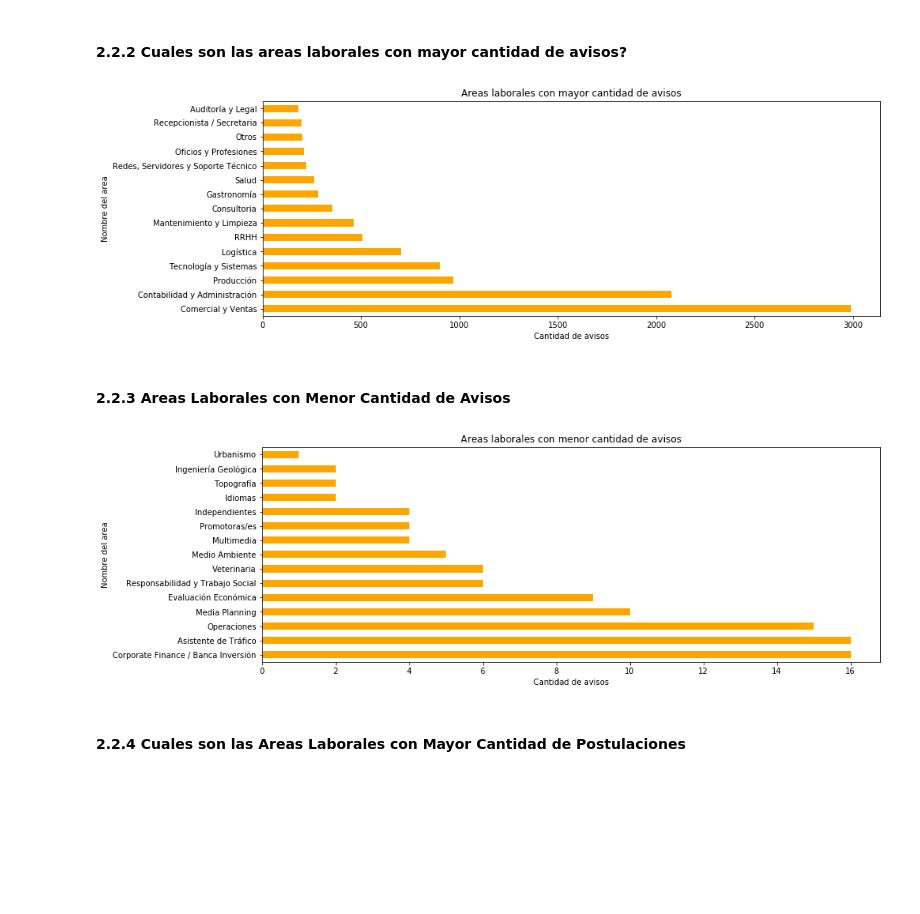
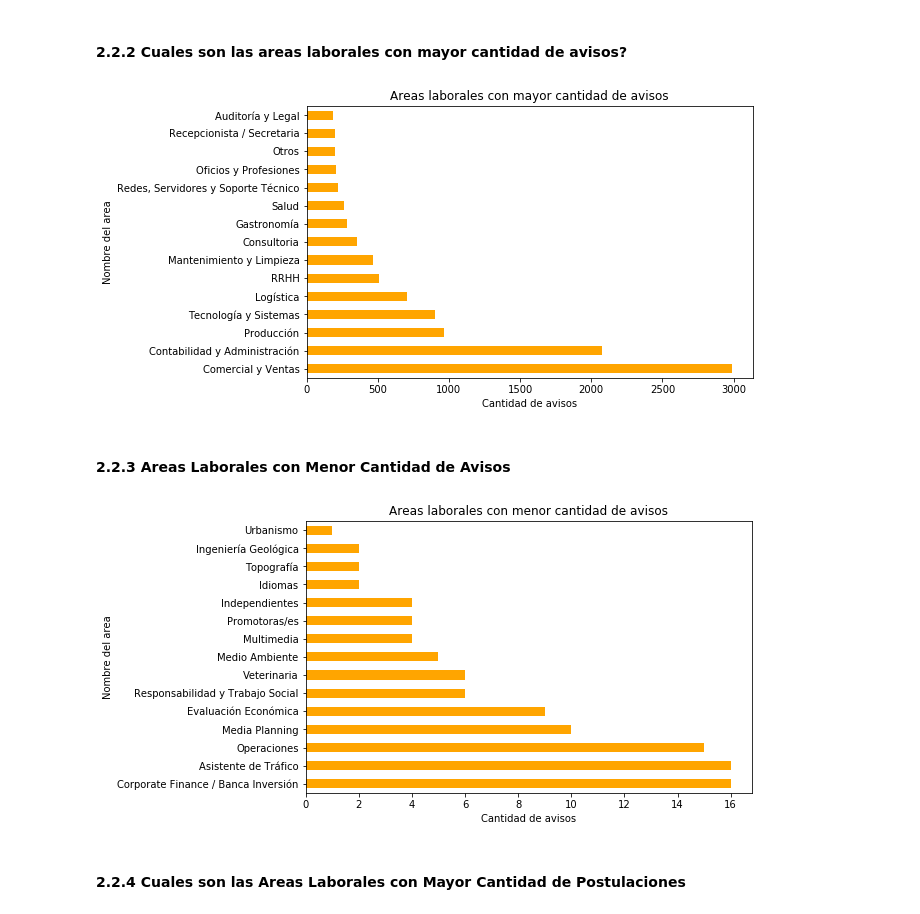
Before and after one commit to PRPablo/dataJobSearches, a Jupyter notebook: exploratoryAnalysis/exploratoryAnalysis.ipynb, the cells around one changed output. Drawn from its saved outputs; the diff is of its cells as text; code cells hidden in the pictures; blank space fills up the shorter version.

```diff
--- a/exploratoryAnalysis/exploratoryAnalysis.ipynb
+++ b/exploratoryAnalysis/exploratoryAnalysis.ipynb
@@ -230,21 +231,21 @@ ax.set_ylabel('Nivel laboral');
 # %%
 ax = plt.gca()
 avisos_detalles.groupby('nombre_area')['nombre_area'].count().sort_values(ascending=False).head(15) \
-               .plot(kind='barh', color='orange',figsize=(14,5), title="Areas laborales con mayor cantidad de avisos");
+               .plot(kind='barh', color='orange',figsize=(8,5), title="Areas laborales con mayor cantidad de avisos");
 ax.set_xlabel('Cantidad de avisos');
 ax.set_ylabel('Nombre del area');
 # %% [output]
-[figure, old version]
+[figure, new version]
 # %% [markdown]
 #### 2.2.3 Areas Laborales con Menor Cantidad de Avisos
 # %%
 ax = plt.gca()
 avisos_detalles.groupby('nombre_area')['nombre_area'].count().sort_values(ascending=True).head(15).sort_values(ascending=False)\
-               .plot(kind='barh', figsize=(14,5), color='orange', title='Areas laborales con menor cantidad de avisos');
+               .plot(kind='barh', figsize=(8,5), color='orange', title='Areas laborales con menor cantidad de avisos');
 ax.set_xlabel('Cantidad de avisos');
 ax.set_ylabel('Nombre del area');
 # %% [output]
-[figure, old version]
+[figure, new version]
 # %% [markdown]
 #### 2.2.4 Cuales son las Areas Laborales con Mayor Cantidad de Postulaciones
 # %%
```
Also changed, not shown: parts of 9 cells of this notebook.
